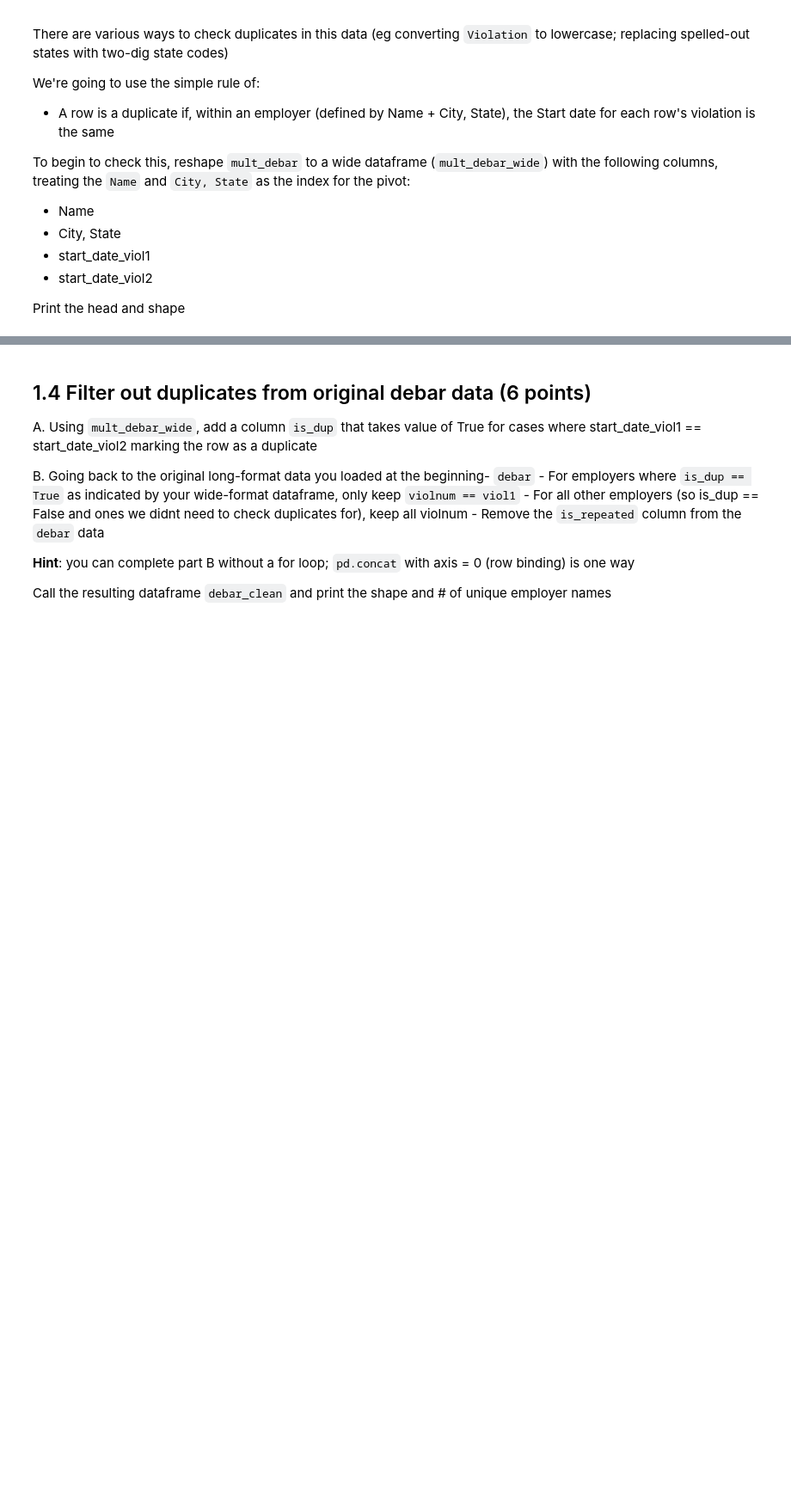
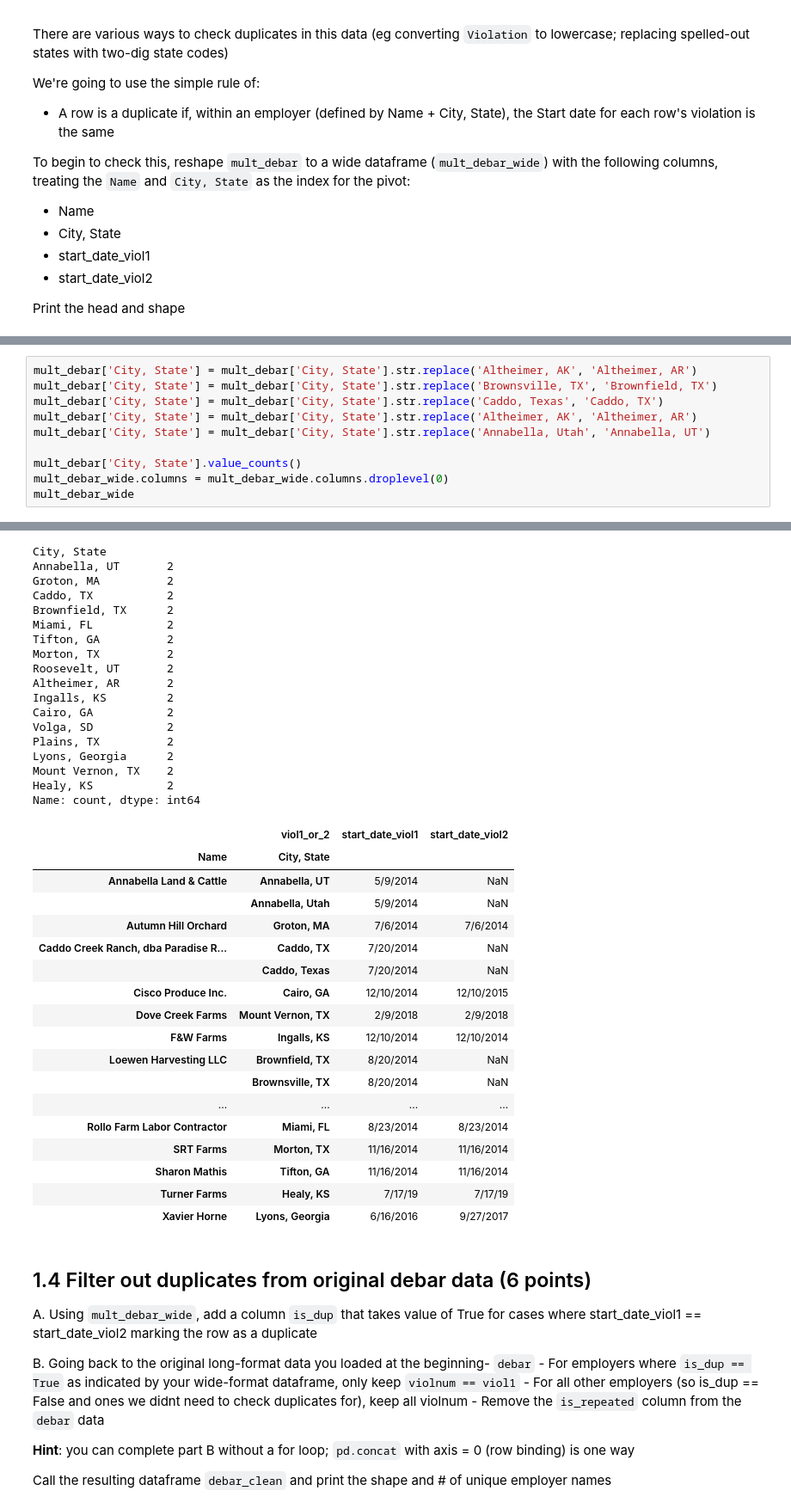
Before and after one commit to david-mysiuk/QSS20_S24, a Jupyter notebook: My problem Sets/pset2_blank.ipynb, the cells around one changed output, grey strips where cells are left out. Shown at 86% size. Cells and saved outputs as stored; diff of their text form; blank space fills up the shorter version.

```diff
--- a/My problem Sets/pset2_blank.ipynb
+++ b/My problem Sets/pset2_blank.ipynb
@@ -191,0 +217,11 @@ KeyError: 'Start Date'
+# %%
+mult_debar['City, State'] = mult_debar['City, State'].str.replace('Altheimer, AK', 'Altheimer, AR')
+mult_debar['City, State'] = mult_debar['City, State'].str.replace('Brownsville, TX', 'Brownfield, TX')
+mult_debar['City, State'] = mult_debar['City, State'].str.replace('Caddo, Texas', 'Caddo, TX')
+mult_debar['City, State'] = mult_debar['City, State'].str.replace('Altheimer, AK', 'Altheimer, AR')
+mult_debar['City, State'] = mult_debar['City, State'].str.replace('Annabella, Utah', 'Annabella, UT')
+
+mult_debar['City, State'].value_counts()
+mult_debar_wide.columns = mult_debar_wide.columns.droplevel(0)
+mult_debar_wide
+# %% [output]
@@ -192,3 +245,39 @@ KeyError: 'Start Date'
+City, State
+Annabella, UT       2
+Groton, MA          2
+Caddo, TX           2
+Brownfield, TX      2
+Miami, FL           2
+Tifton, GA          2
+Morton, TX          2
+Roosevelt, UT       2
+Altheimer, AR       2
+Ingalls, KS         2
+Cairo, GA           2
+Volga, SD           2
+Plains, TX          2
+Lyons, Georgia      2
+Mount Vernon, TX    2
+Healy, KS           2
+Name: count, dtype: int64
+|  | viol1_or_2 | start_date_viol1 | start_date_viol2 |
+| Name | City, State |  |  |
+| Annabella Land & Cattle | Annabella, UT | 5/9/2014 | NaN |
+|  | Annabella, Utah | 5/9/2014 | NaN |
+| Autumn Hill Orchard | Groton, MA | 7/6/2014 | 7/6/2014 |
+| Caddo Creek Ranch, dba Paradise R... | Caddo, TX | 7/20/2014 | NaN |
+|  | Caddo, Texas | 7/20/2014 | NaN |
+| Cisco Produce Inc. | Cairo, GA | 12/10/2014 | 12/10/2015 |
+| Dove Creek Farms | Mount Vernon, TX | 2/9/2018 | 2/9/2018 |
+| F&W Farms | Ingalls, KS | 12/10/2014 | 12/10/2014 |
+| Loewen Harvesting LLC | Brownfield, TX | 8/20/2014 | NaN |
+|  | Brownsville, TX | 8/20/2014 | NaN |
+| ... | ... | ... | ... |
+| Rollo Farm Labor Contractor | Miami, FL | 8/23/2014 | 8/23/2014 |
+| SRT Farms | Morton, TX | 11/16/2014 | 11/16/2014 |
+| Sharon Mathis | Tifton, GA | 11/16/2014 | 11/16/2014 |
+| Turner Farms | Healy, KS | 7/17/19 | 7/17/19 |
+| Xavier Horne | Lyons, Georgia | 6/16/2016 | 9/27/2017 |
 # %% [markdown]
 ## 1.4 Filter out duplicates from original debar data (6 points)
 
```
Also changed, not shown: parts of 6 cells of this notebook, 1 other file.
